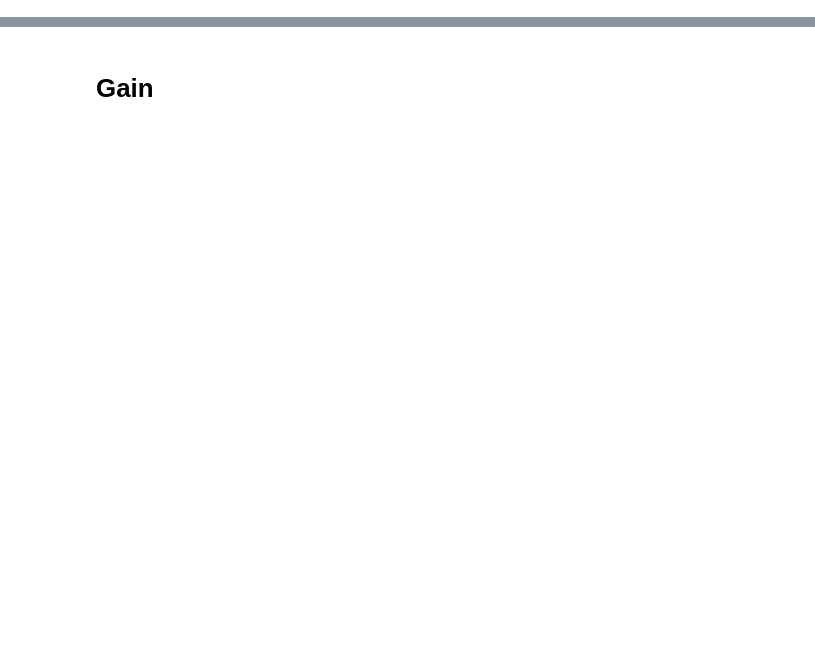
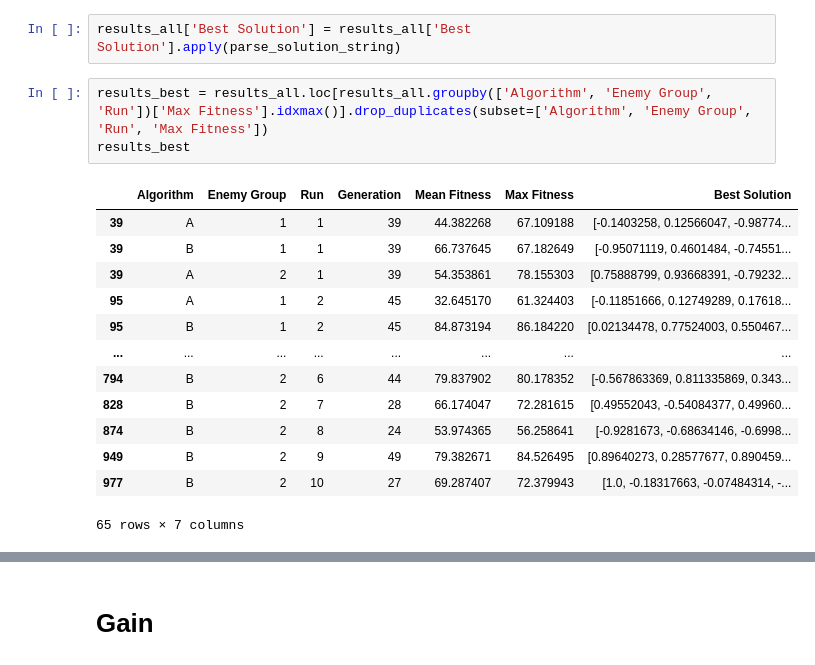
Before and after one commit to koenweverink/EvoMan36, a Jupyter notebook: Task2/plotting.ipynb, the cells around one changed output, grey strips where cells are left out. Drawn from its saved outputs; the diff is of its cells as text; blank space fills up the shorter version.

```diff
--- a/Task2/plotting.ipynb
+++ b/Task2/plotting.ipynb
@@ -55,0 +142,19 @@ plt.show()
+# %%
+results_all['Best Solution'] = results_all['Best Solution'].apply(parse_solution_string)
+# %%
+results_best = results_all.loc[results_all.groupby(['Algorithm', 'Enemy Group', 'Run'])['Max Fitness'].idxmax()].drop_duplicates(subset=['Algorithm', 'Enemy Group', 'Run', 'Max Fitness'])
+results_best
+# %% [output]
+|  | Algorithm | Enemy Group | Run | Generation | Mean Fitness | Max Fitness | Best Solution |
+| 39 | A | 1 | 1 | 39 | 44.382268 | 67.109188 | [-0.1403258, 0.12566047, -0.98774... |
+| 39 | B | 1 | 1 | 39 | 66.737645 | 67.182649 | [-0.95071119, 0.4601484, -0.74551... |
+| 39 | A | 2 | 1 | 39 | 54.353861 | 78.155303 | [0.75888799, 0.93668391, -0.79232... |
+| 95 | A | 1 | 2 | 45 | 32.645170 | 61.324403 | [-0.11851666, 0.12749289, 0.17618... |
+| 95 | B | 1 | 2 | 45 | 84.873194 | 86.184220 | [0.02134478, 0.77524003, 0.550467... |
+| ... | ... | ... | ... | ... | ... | ... | ... |
+| 794 | B | 2 | 6 | 44 | 79.837902 | 80.178352 | [-0.567863369, 0.811335869, 0.343... |
+| 828 | B | 2 | 7 | 28 | 66.174047 | 72.281615 | [0.49552043, -0.54084377, 0.49960... |
+| 874 | B | 2 | 8 | 24 | 53.974365 | 56.258641 | [-0.9281673, -0.68634146, -0.6998... |
+| 949 | B | 2 | 9 | 49 | 79.382671 | 84.526495 | [0.89640273, 0.28577677, 0.890459... |
+| 977 | B | 2 | 10 | 27 | 69.287407 | 72.379943 | [1.0, -0.18317663, -0.07484314, -... |
+65 rows × 7 columns
```
Also changed, not shown: parts of 20 cells of this notebook, 19 other files.
